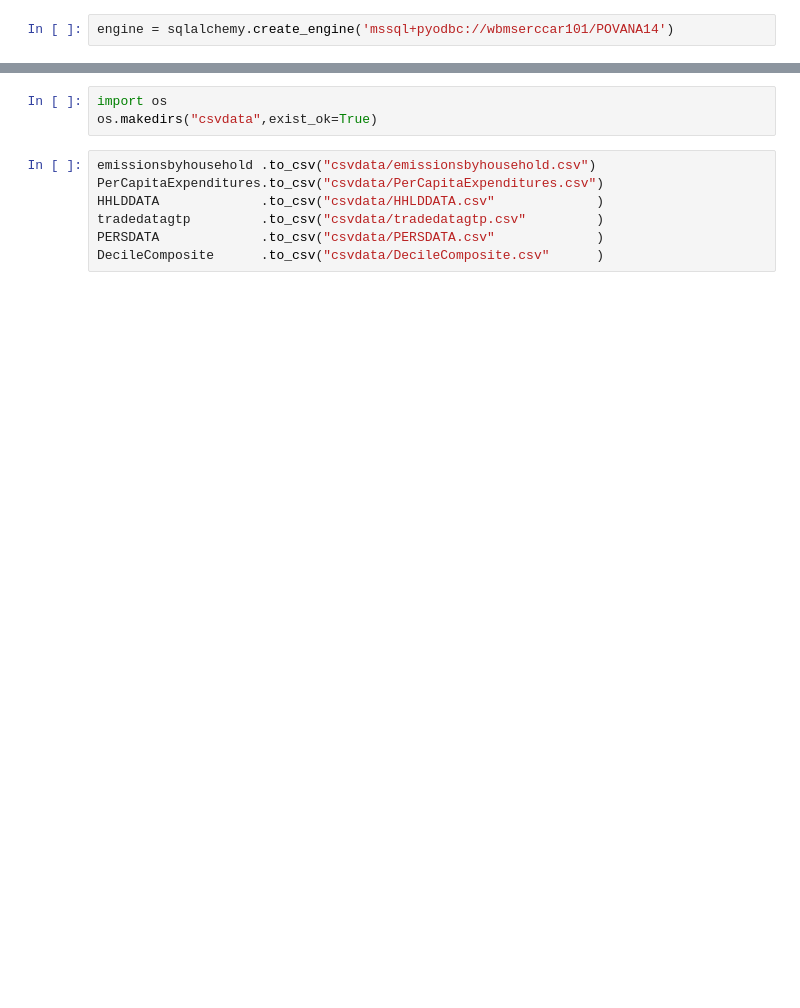
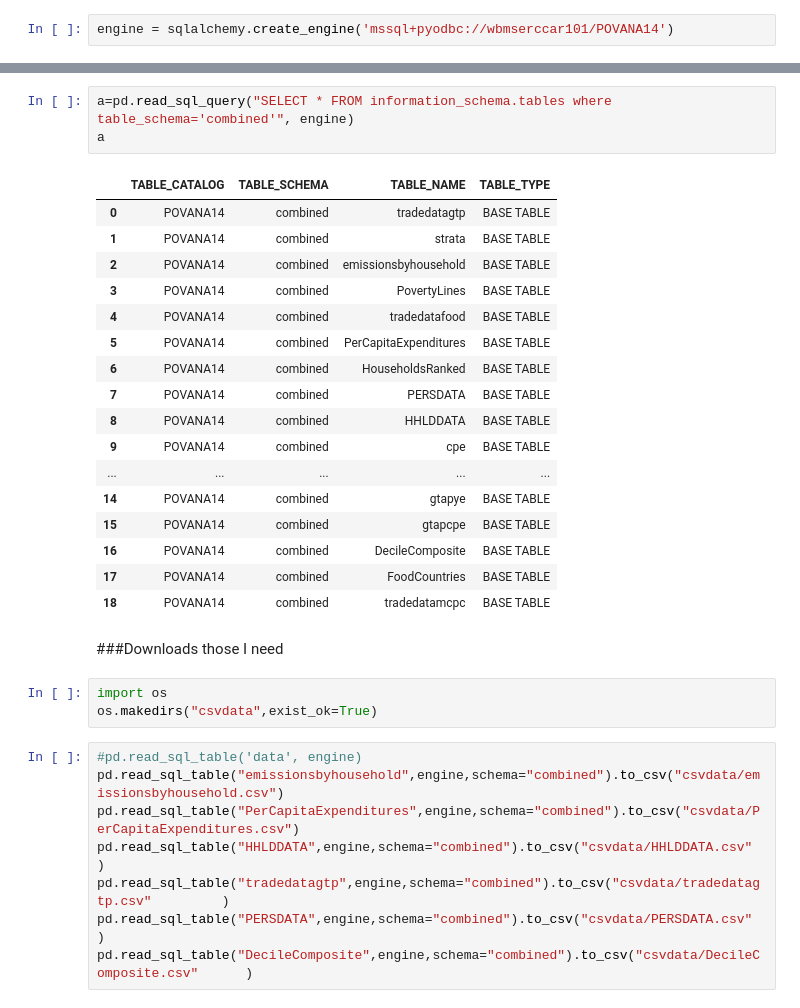
Before and after one commit to adrivsh/hh_emi_ineq, a Jupyter notebook: accessSQL.ipynb, the cells around one changed output, grey strips where cells are left out. Cells and saved outputs as stored; diff of their text form; blank space fills up the shorter version.

```diff
--- a/accessSQL.ipynb
+++ b/accessSQL.ipynb
@@ -16,10 +98,34 @@ DecileComposite= pd.read_sql_table("DecileComposite",engine,schema="combined")
+# %%
+a=pd.read_sql_query("SELECT * FROM information_schema.tables where table_schema='combined'", engine)
+a
+# %% [output]
+|  | TABLE_CATALOG | TABLE_SCHEMA | TABLE_NAME | TABLE_TYPE |
+| 0 | POVANA14 | combined | tradedatagtp | BASE TABLE |
+| 1 | POVANA14 | combined | strata | BASE TABLE |
+| 2 | POVANA14 | combined | emissionsbyhousehold | BASE TABLE |
+| 3 | POVANA14 | combined | PovertyLines | BASE TABLE |
+| 4 | POVANA14 | combined | tradedatafood | BASE TABLE |
+| 5 | POVANA14 | combined | PerCapitaExpenditures | BASE TABLE |
+| 6 | POVANA14 | combined | HouseholdsRanked | BASE TABLE |
+| 7 | POVANA14 | combined | PERSDATA | BASE TABLE |
+| 8 | POVANA14 | combined | HHLDDATA | BASE TABLE |
+| 9 | POVANA14 | combined | cpe | BASE TABLE |
+| ... | ... | ... | ... | ... |
+| 14 | POVANA14 | combined | gtapye | BASE TABLE |
+| 15 | POVANA14 | combined | gtapcpe | BASE TABLE |
+| 16 | POVANA14 | combined | DecileComposite | BASE TABLE |
+| 17 | POVANA14 | combined | FoodCountries | BASE TABLE |
+| 18 | POVANA14 | combined | tradedatamcpc | BASE TABLE |
+# %% [markdown]
+###Downloads those I need
 # %%
 import os
 os.makedirs("csvdata",exist_ok=True)
 # %%
-emissionsbyhousehold .to_csv("csvdata/emissionsbyhousehold.csv")
-PerCapitaExpenditures.to_csv("csvdata/PerCapitaExpenditures.csv")
-HHLDDATA             .to_csv("csvdata/HHLDDATA.csv"             )
-tradedatagtp         .to_csv("csvdata/tradedatagtp.csv"         )
-PERSDATA             .to_csv("csvdata/PERSDATA.csv"             )
-DecileComposite      .to_csv("csvdata/DecileComposite.csv"      )
+#pd.read_sql_table('data', engine)
+pd.read_sql_table("emissionsbyhousehold",engine,schema="combined").to_csv("csvdata/emissionsbyhousehold.csv")
+pd.read_sql_table("PerCapitaExpenditures",engine,schema="combined").to_csv("csvdata/PerCapitaExpenditures.csv")
+pd.read_sql_table("HHLDDATA",engine,schema="combined").to_csv("csvdata/HHLDDATA.csv"             )
+pd.read_sql_table("tradedatagtp",engine,schema="combined").to_csv("csvdata/tradedatagtp.csv"         )
+pd.read_sql_table("PERSDATA",engine,schema="combined").to_csv("csvdata/PERSDATA.csv"             )
+pd.read_sql_table("DecileComposite",engine,schema="combined").to_csv("csvdata/DecileComposite.csv"      )
```
Also changed, not shown: parts of 16 cells of this notebook.
